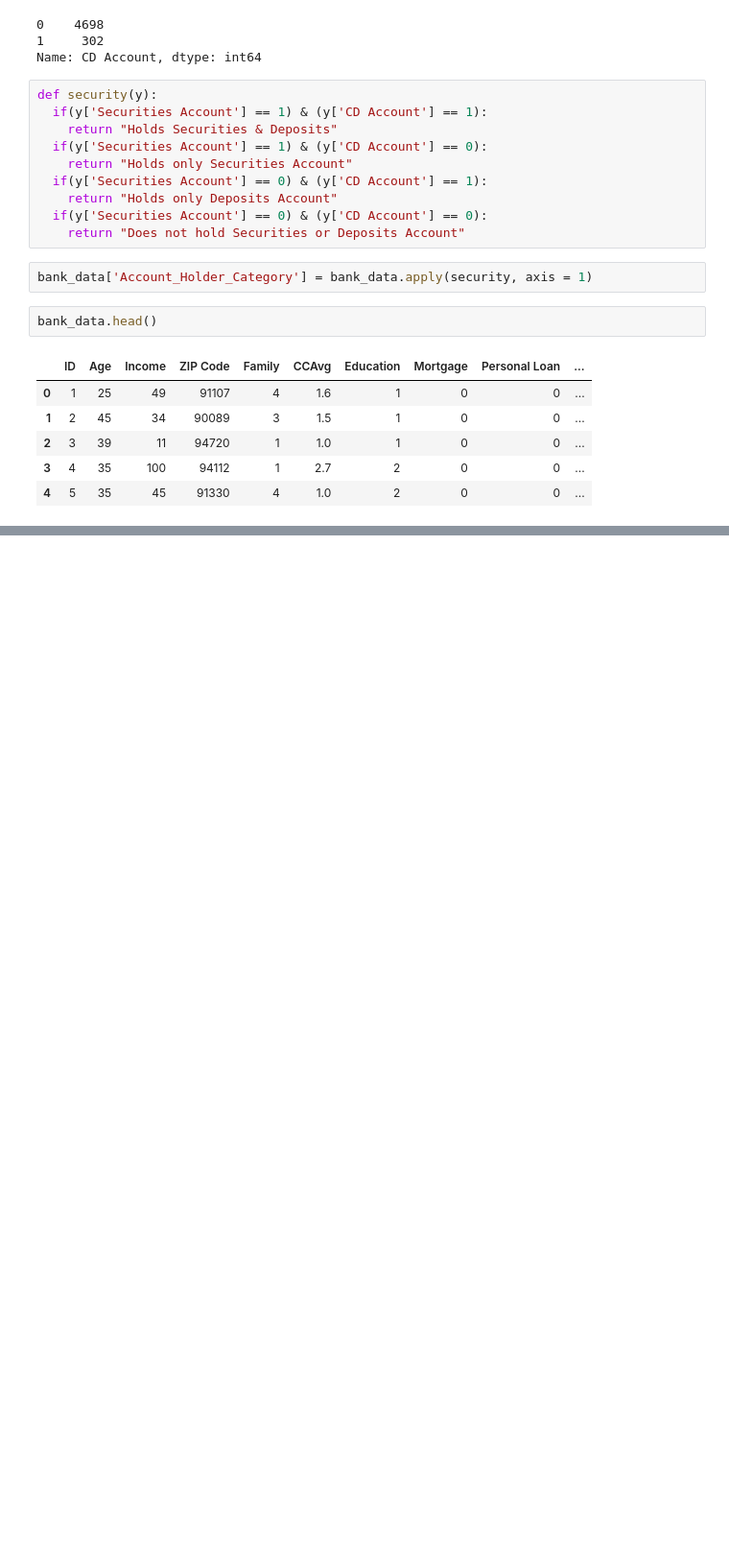
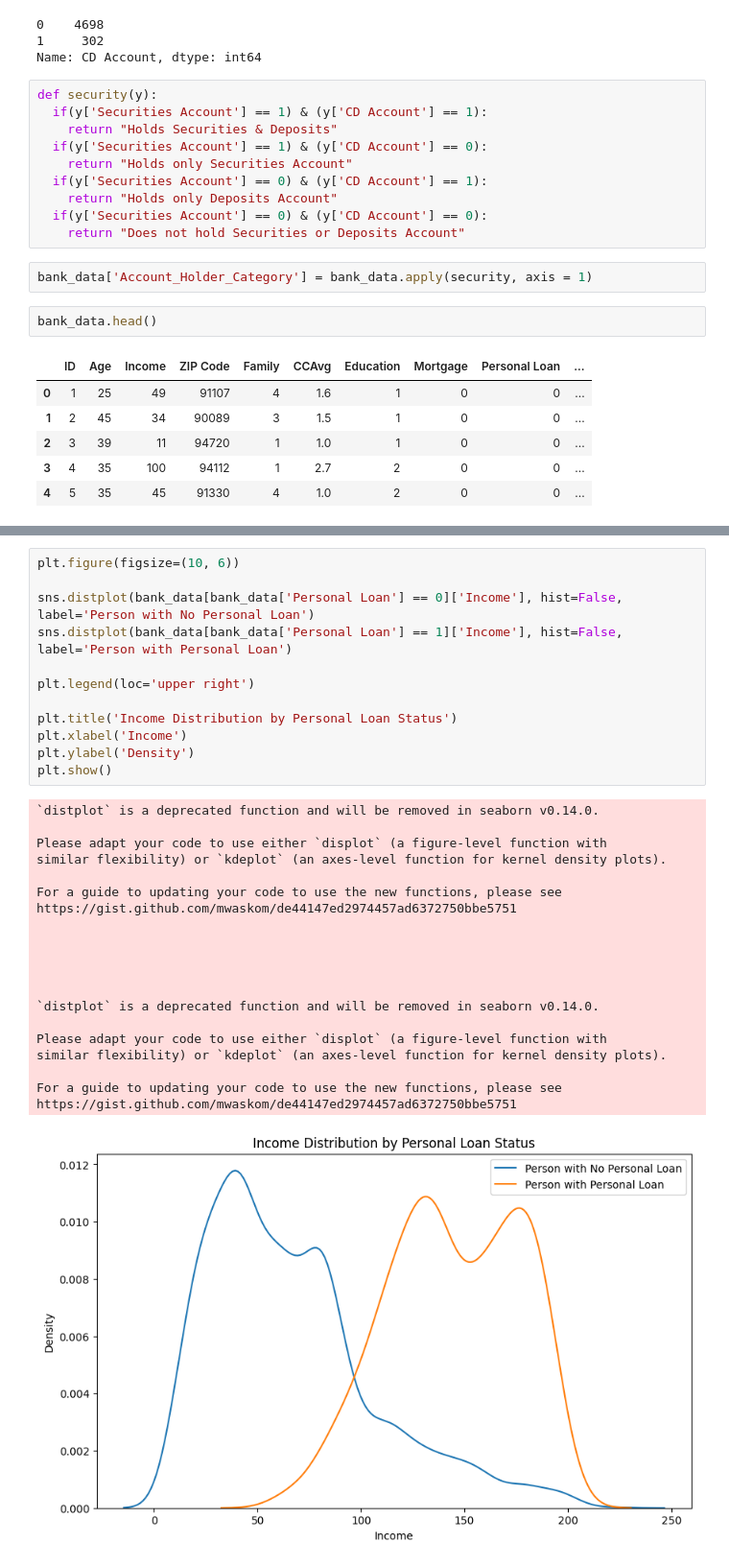
Before and after one commit to madhura-3/Liability-to-Loan-Conversion-Optimization-Project, a Jupyter notebook: Liability_to_Loan_Conversion_Optimization_Project.ipynb, the cells around one changed output, grey strips where cells are left out. Shown at 96% size. Cells and saved outputs as stored; diff of their text form; blank space fills up the shorter version.

Commit message:
Added Income Distribution by Personal Loan

```diff
--- a/Liability_to_Loan_Conversion_Optimization_Project.ipynb
+++ b/Liability_to_Loan_Conversion_Optimization_Project.ipynb
@@ -440,0 +458,33 @@ bank_data.head()
+# %%
+plt.figure(figsize=(10, 6))
+
+sns.distplot(bank_data[bank_data['Personal Loan'] == 0]['Income'], hist=False, label='Person with No Personal Loan')
+sns.distplot(bank_data[bank_data['Personal Loan'] == 1]['Income'], hist=False, label='Person with Personal Loan')
+
+plt.legend(loc='upper right')
+
+plt.title('Income Distribution by Personal Loan Status')
+plt.xlabel('Income')
+plt.ylabel('Density')
+plt.show()
+# %% [output]
+`distplot` is a deprecated function and will be removed in seaborn v0.14.0.
+
+Please adapt your code to use either `displot` (a figure-level function with
+similar flexibility) or `kdeplot` (an axes-level function for kernel density plots).
+
+For a guide to updating your code to use the new functions, please see
+https://gist.github.com/mwaskom/de44147ed2974457ad6372750bbe5751
+
+
+
+
+
+`distplot` is a deprecated function and will be removed in seaborn v0.14.0.
+
+Please adapt your code to use either `displot` (a figure-level function with
+similar flexibility) or `kdeplot` (an axes-level function for kernel density plots).
+
+For a guide to updating your code to use the new functions, please see
+https://gist.github.com/mwaskom/de44147ed2974457ad6372750bbe5751
+[figure, added]
```
Also changed, not shown: parts of 3 cells of this notebook.
